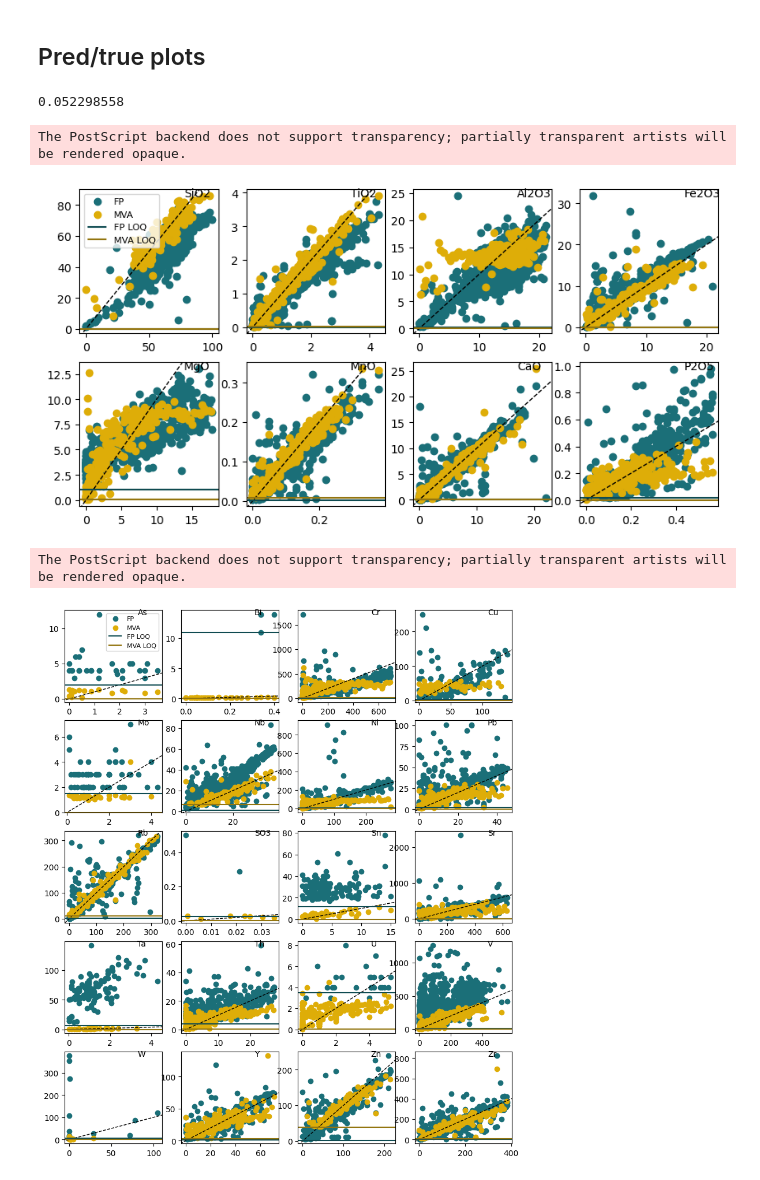
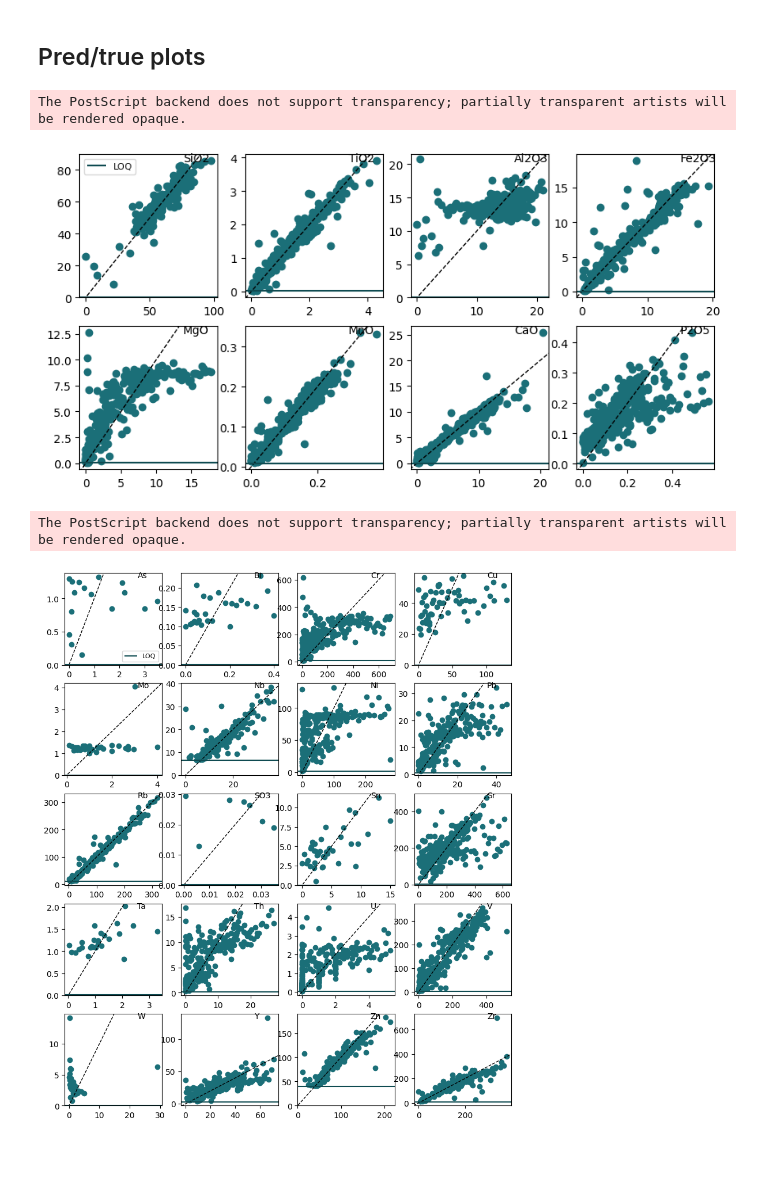
Before and after one commit to ytsmacr/XRF-fundamentals-vs.-MVA, a Jupyter notebook: complete_analysis.ipynb, the cells around one changed output. Saved outputs shown, nothing was run; the diff lists cells and outputs as text; code cells hidden in the pictures; blank space fills up the shorter version.

```diff
--- a/complete_analysis.ipynb
+++ b/complete_analysis.ipynb
@@ -10,7 +10,7 @@ import statistics as stat
 import numpy as np
 from scipy.stats import linregress
 
-folder = os.path.join('H:/','My Drive','PROJECTS','Cai Darby projects','PSI PDART LIBS (2023-2024)','XRF fundamentals vs. MVA')
+folder = os.path.join('H:/','My Drive','PROJECTS','Cai Darby projects','PDART LIBS','XRF fundamentals vs. MVA')
 # %% [markdown]
 This notebook conducts a new set of analyses to account for changing the methods. And to have it all in one clear place!
 # %% [markdown]
@@ -550,17 +552,17 @@ min2 = df[df['element'].isin(min2_elem)].set_index('element').loc[min2_elem].res
 # %%
-w=0.3
+w=0.5
 
 fig,ax = plt.subplots(nrows=3,
-                     figsize=(6,8))
+                     figsize=(5,7))
 i=0
 for d in [maj, min1, min2]:
     x=d.index
-    x1=x-0.15
-    x2=x+0.15
-    m = ax[i].bar(x1, d['MVA_per_rmsep_above_loq'], width=w, color='#dead08', label='MVA')
-    f = ax[i].bar(x2, d['FP_per_rmsep_above_loq'], width=w, color='#1b6f78', label='FP')
+    #x1=x-0.15
+    #x2=x+0.15
+    m = ax[i].bar(x, d['MVA_per_rmsep_above_loq']*100, width=w, color='#1b6f78', label='MVA') #'#dead08'
+    #f = ax[i].bar(x2, d['FP_per_rmsep_above_loq'], width=w, color='#1b6f78', label='FP')
     ax[i].bar_label(m, d['MVA_n_test_above_loq'], fontsize=6)
-    ax[i].bar_label(f, d['FP_n_test_above_loq'], fontsize=6)
+    #ax[i].bar_label(f, d['FP_n_test_above_loq'], fontsize=6)
 
     ax[i].set_xticks(x)
     ax[i].set_xticklabels(d['element'])
@@ -568,13 +570,14 @@ for d in [maj, min1, min2]:
     # set minors on log scale
     if i>0:
         ax[i].semilogy()
+        ax[i].set_ylim(0.1,1000)
     else:
-        ax[i].legend()
+        #ax[i].legend()
         ax[i].set_ylabel('%RMSEP')
 
     i+=1
 
 plt.tight_layout()
-plt.savefig(os.path.join(folder,'figures','%RMSEP_comparison.eps'), dpi=600)
+#plt.savefig(os.path.join(folder,'figures','%RMSEP_comparison_MVAonly.eps'), dpi=600)
 plt.show()
 # %% [output]
@@ -627,10 +629,6 @@ for i in results.index:
         'MVA':row['MVA_loq'],
         'FP':row['FP_loq']
     }
-# %%
-loq_dict['SiO2']['MVA']
-# %% [output]
-0.052298558
 # %%
 # info for plotting
 key = {
@@ -696,9 +694,9 @@ for kind in key.keys():
         p = f'{e}_pred'
         t = f'{e}_actual'
 
-        fp_temp = fp_pt[(~fp_pt[p].isna())&
-                          (~fp_pt[t].isna())&
-                          (~fp_pt['pkey'].isin(outliers))].copy()
+        # fp_temp = fp_pt[(~fp_pt[p].isna())&
+        #                   (~fp_pt[t].isna())&
+        #                   (~fp_pt['pkey'].isin(outliers))].copy()
         mva_temp = mva_pt[(~mva_pt[p].isna())&
                           (~mva_pt[t].isna())&
                           (~mva_pt['pkey'].isin(outliers))].copy()
@@ -706,39 +704,39 @@ for kind in key.keys():
         # remove specific outliers
         if e in outlier_info.keys():
             max_p = outlier_info[e]
-            fp_temp = fp_temp[fp_temp[p]<max_p]
+            #fp_temp = fp_temp[fp_temp[p]<max_p]
             mva_temp = mva_temp[mva_temp[p]<max_p]
 
-        ax[x[i],y[i]].scatter(fp_temp[t], fp_temp[p], color='#1b6f78', label='FP')
-        ax[x[i],y[i]].scatter(mva_temp[t], mva_temp[p], color='#dead08', label='MVA')
+        #ax[x[i],y[i]].scatter(fp_temp[t], fp_temp[p], color='#1b6f78', label='FP')
+        ax[x[i],y[i]].scatter(mva_temp[t], mva_temp[p], color='#1b6f78')#, label='MVA') ##dead08
 
         xmin, xmax = ax[x[i],y[i]].get_xlim()
         ymin, ymax = ax[x[i],y[i]].get_ylim()
         plt_min = min(ymin, xmin)
         plt_max = max(ymax, xmax)
 
         # 1:1 line
         ax[x[i],y[i]].plot([plt_min,plt_max], [plt_min,plt_max], 'k--', linewidth=1)
         # LOQ lines
-        ax[x[i],y[i]].hlines(loq_dict[e]['FP'], xmin=xmin, xmax=xmax, label='FP LOQ', color='#0f4b51')
-        ax[x[i],y[i]].hlines(loq_dict[e]['MVA'], xmin=xmin, xmax=xmax, label='MVA LOQ', color='#937510')
+        #ax[x[i],y[i]].hlines(loq_dict[e]['FP'], xmin=xmin, xmax=xmax, label='FP LOQ', color='#0f4b51')
+        ax[x[i],y[i]].hlines(loq_dict[e]['MVA'], xmin=xmin, xmax=xmax, label='LOQ', color='#0f4b51') ##937510
 
         if xmin > 0:
             xmin=0
         if ymin > 0:
             ymin=0
         ax[x[i],y[i]].set_xlim(xmin,xmax)
         ax[x[i],y[i]].set_ylim(ymin,ymax)
 
         plt.text(0.75, 0.95, e, transform=ax[x[i],y[i]].transAxes)
 
     ax[x[0],y[0]].legend(fontsize=8)
 
     plt.tight_layout()
-    plt.savefig(os.path.join(folder,'figures',f'pred_true_{kind}.eps'), dpi=600)
+    plt.savefig(os.path.join(folder,'figures',f'pred_true_{kind}_MVAonly.eps'), dpi=600)
     plt.show()
 # %% [output]
 The PostScript backend does not support transparency; partially transparent artists will be rendered opaque.
-[figure, old version]
+[figure, new version]
 The PostScript backend does not support transparency; partially transparent artists will be rendered opaque.
-[figure, old version]
+[figure, new version]
```
Also changed, not shown: parts of 3 cells of this notebook.
